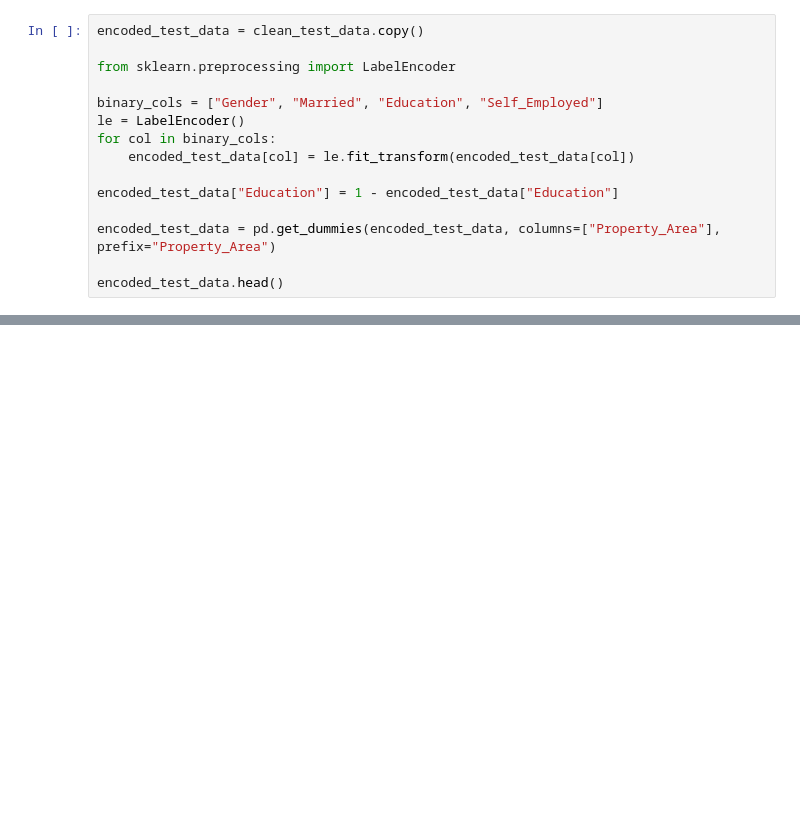
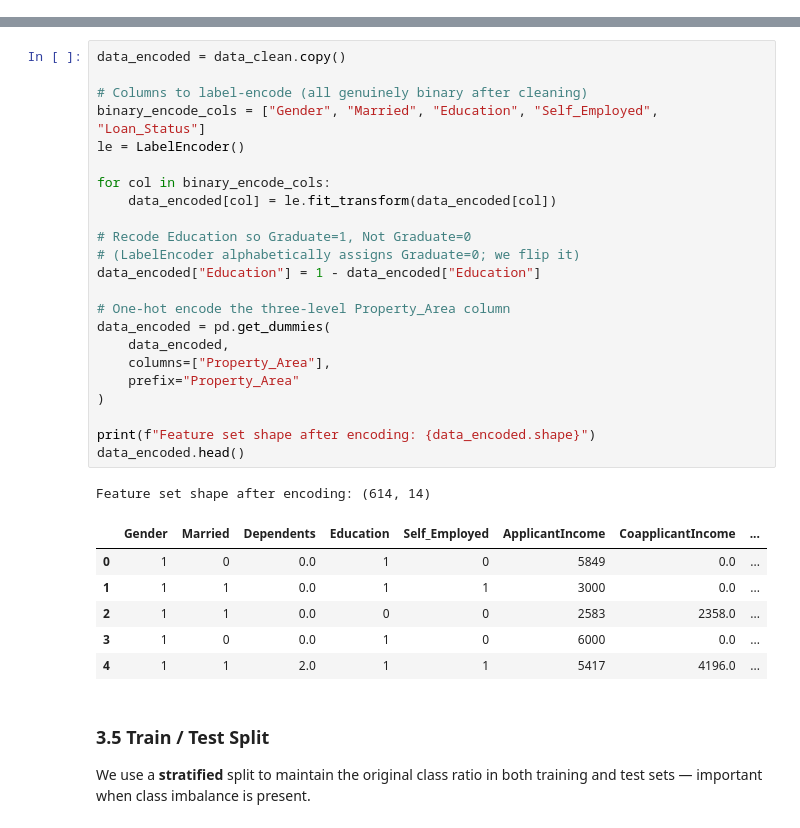
Before and after one commit to Ali-sarafraz/ML-loan-prediction, a Jupyter notebook: Modeling.ipynb, the cells around one changed output, grey strips where cells are left out. Cells and saved outputs as stored; diff of their text form; blank space fills up the shorter version.

```diff
--- a/Modeling.ipynb
+++ b/Modeling.ipynb
@@ -522,15 +0,0 @@ memory usage: 31.7+ KB
-# %%
-encoded_test_data = clean_test_data.copy()
-
-from sklearn.preprocessing import LabelEncoder
-
-binary_cols = ["Gender", "Married", "Education", "Self_Employed"]
-le = LabelEncoder()
-for col in binary_cols:
-    encoded_test_data[col] = le.fit_transform(encoded_test_data[col])
-
-encoded_test_data["Education"] = 1 - encoded_test_data["Education"]
-
-encoded_test_data = pd.get_dummies(encoded_test_data, columns=["Property_Area"], prefix="Property_Area")
-
-encoded_test_data.head()
@@ -626,0 +174,36 @@ While the **MLP Neural Network** appears strongest on the test set, its **poor c
+# %%
+data_encoded = data_clean.copy()
+
+# Columns to label-encode (all genuinely binary after cleaning)
+binary_encode_cols = ["Gender", "Married", "Education", "Self_Employed", "Loan_Status"]
+le = LabelEncoder()
+
+for col in binary_encode_cols:
+    data_encoded[col] = le.fit_transform(data_encoded[col])
+
+# Recode Education so Graduate=1, Not Graduate=0
+# (LabelEncoder alphabetically assigns Graduate=0; we flip it)
+data_encoded["Education"] = 1 - data_encoded["Education"]
+
+# One-hot encode the three-level Property_Area column
+data_encoded = pd.get_dummies(
+    data_encoded,
+    columns=["Property_Area"],
+    prefix="Property_Area"
+)
+
+print(f"Feature set shape after encoding: {data_encoded.shape}")
+data_encoded.head()
+# %% [output]
+Feature set shape after encoding: (614, 14)
+|  | Gender | Married | Dependents | Education | Self_Employed | ApplicantIncome | CoapplicantIncome | ... |
+| 0 | 1 | 0 | 0.0 | 1 | 0 | 5849 | 0.0 | ... |
+| 1 | 1 | 1 | 0.0 | 1 | 1 | 3000 | 0.0 | ... |
+| 2 | 1 | 1 | 0.0 | 0 | 0 | 2583 | 2358.0 | ... |
+| 3 | 1 | 0 | 0.0 | 1 | 0 | 6000 | 0.0 | ... |
+| 4 | 1 | 1 | 2.0 | 1 | 1 | 5417 | 4196.0 | ... |
+# %% [markdown]
+### 3.5 Train / Test Split
+
+We use a **stratified** split to maintain the original class ratio in both
+training and test sets — important when class imbalance is present.
```
Also changed, not shown: parts of 81 cells of this notebook, 1 other file.
